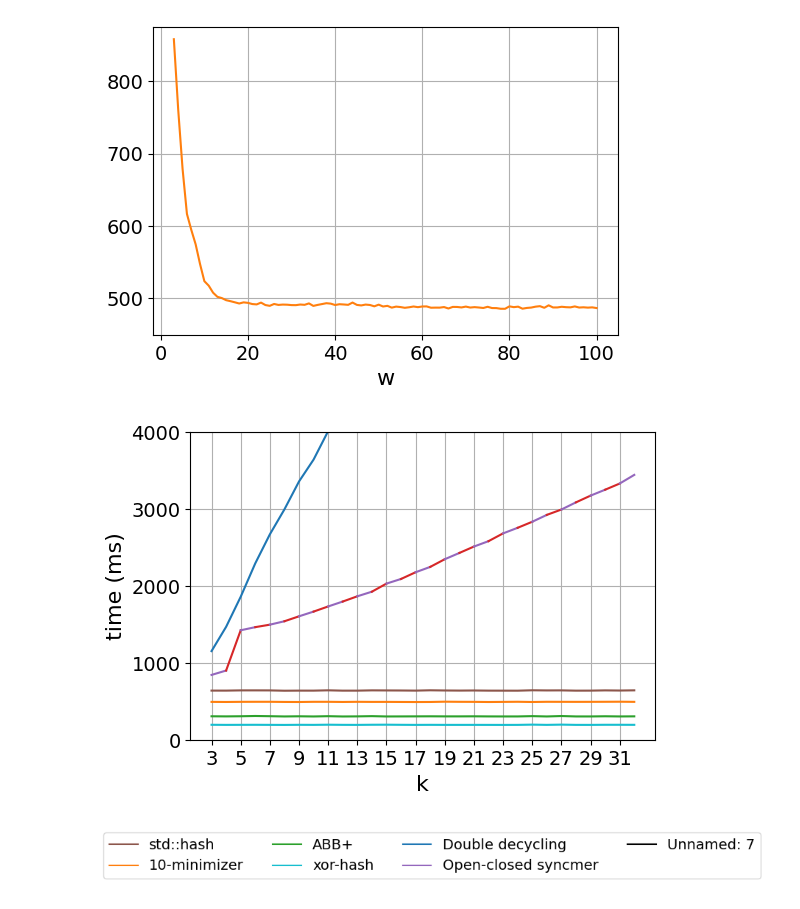
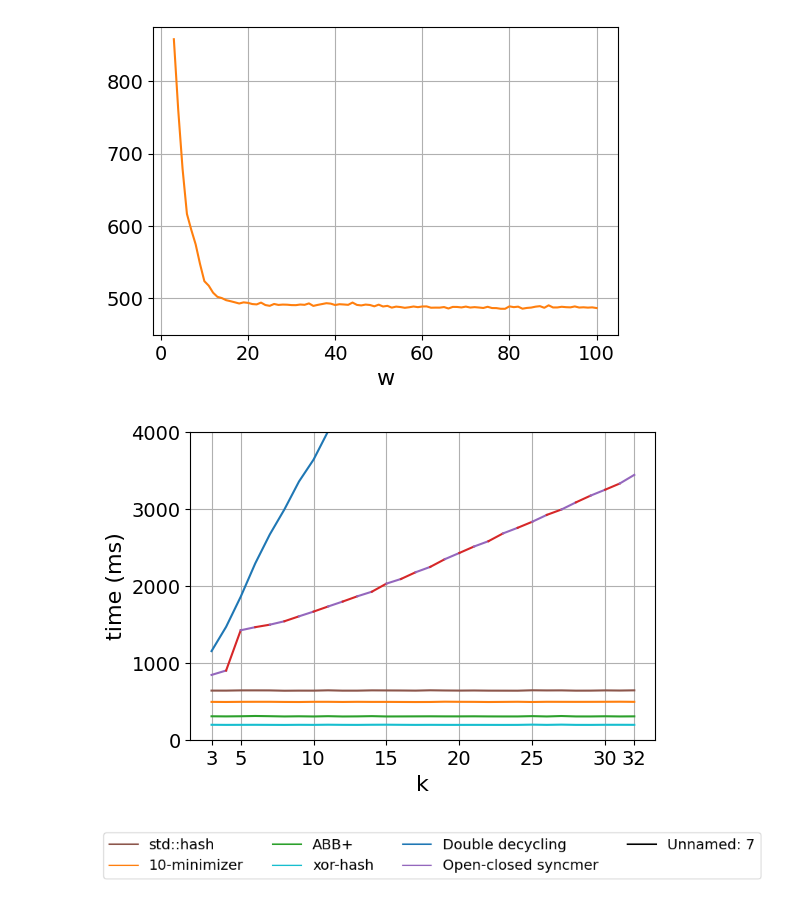
Before and after one commit to OrensteinLab/10-minimizers, a Jupyter notebook: density-measurement-and-plots/runtime_plots.ipynb, the cells around one changed output. Saved outputs shown, nothing was run; the diff lists cells and outputs as text; code cells hidden in the pictures.

```diff
--- a/density-measurement-and-plots/runtime_plots.ipynb
+++ b/density-measurement-and-plots/runtime_plots.ipynb
@@ -68,36 +68,35 @@ for col in time_cols:
     if col == "time_oc":
         # Open-closed syncmer: time is for both OC and Miniception, so alternate segment colors
         k_vals = df_k["k"].values
         y_vals = df_k[col].values
         for i in range(len(k_vals) - 1):
             color = "tab:purple" if i % 2 == 0 else "tab:red"
             ax2.plot(k_vals[i:i+2], y_vals[i:i+2], color=color)
         # Single legend entry (use first segment's color for the handle)
         ax2.plot([], [], color="tab:purple", label=label_name)
     else:
         ax2.plot(df_k["k"], df_k[col], label=label_name, color=color_map.get(label_name, "black"))
 
 ax2.set_xlabel("k", fontsize=16)
 ax2.set_ylabel("time (ms)", fontsize=16)
 ax2.tick_params(axis='both', which='major', labelsize=14)
 ax2.set_ylim(y_lim_min_2nd_plot, y_lim_max_2nd_plot)
 ax2.grid(True)
+# x-ticks: 3, 5, 10, 15, 20, ..., 30, 32 (only those in [k_min, k_max])
+xticks = [t for t in [3, 5, 10, 15, 20, 25, 30, 32] if k_min <= t <= k_max]
+ax2.set_xticks(xticks)
 fig2.savefig("runtime_plot_k.svg", format="svg", bbox_inches="tight")
 
 # ---- Plot 3: Separate Legend ----
 fig_leg = plt.figure(figsize=(8, 1))
 ax_leg = fig_leg.add_subplot(111)
 ax_leg.axis('off')
 handles, labels = ax2.get_legend_handles_labels()
 ax_leg.legend(handles, labels, loc='center', ncol=4, fontsize=14)
 fig_leg.savefig("runtime_plot_legend.svg", format="svg", bbox_inches="tight")
 
-# x-ticks every 2nd number starting from k_min
-xticks = range(k_min, k_max + 1, 2)
-ax2.set_xticks(xticks)
-
 plt.show()
 # %% [output]
 [figure]
-[figure, old version]
+[figure, new version]
 [figure]
```
